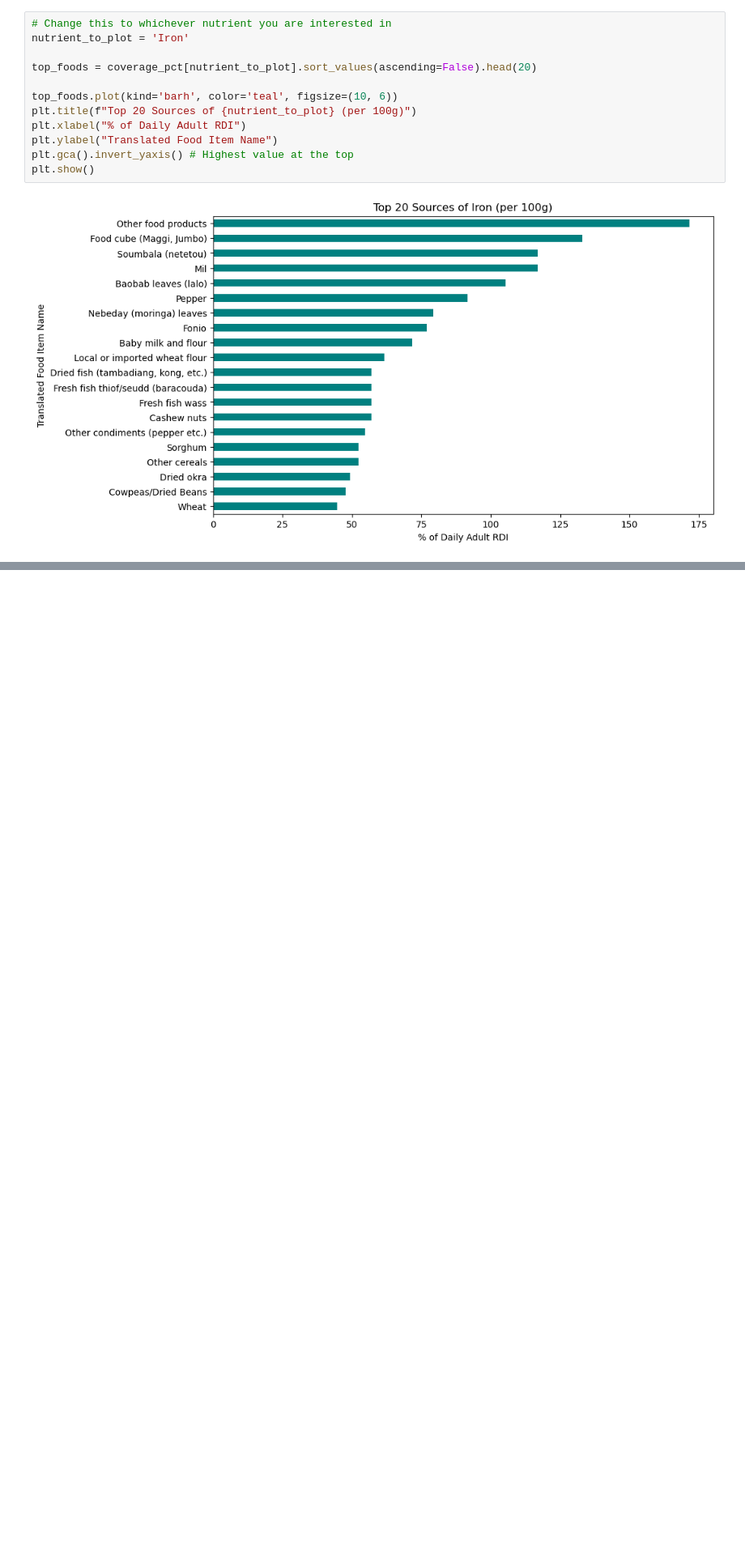
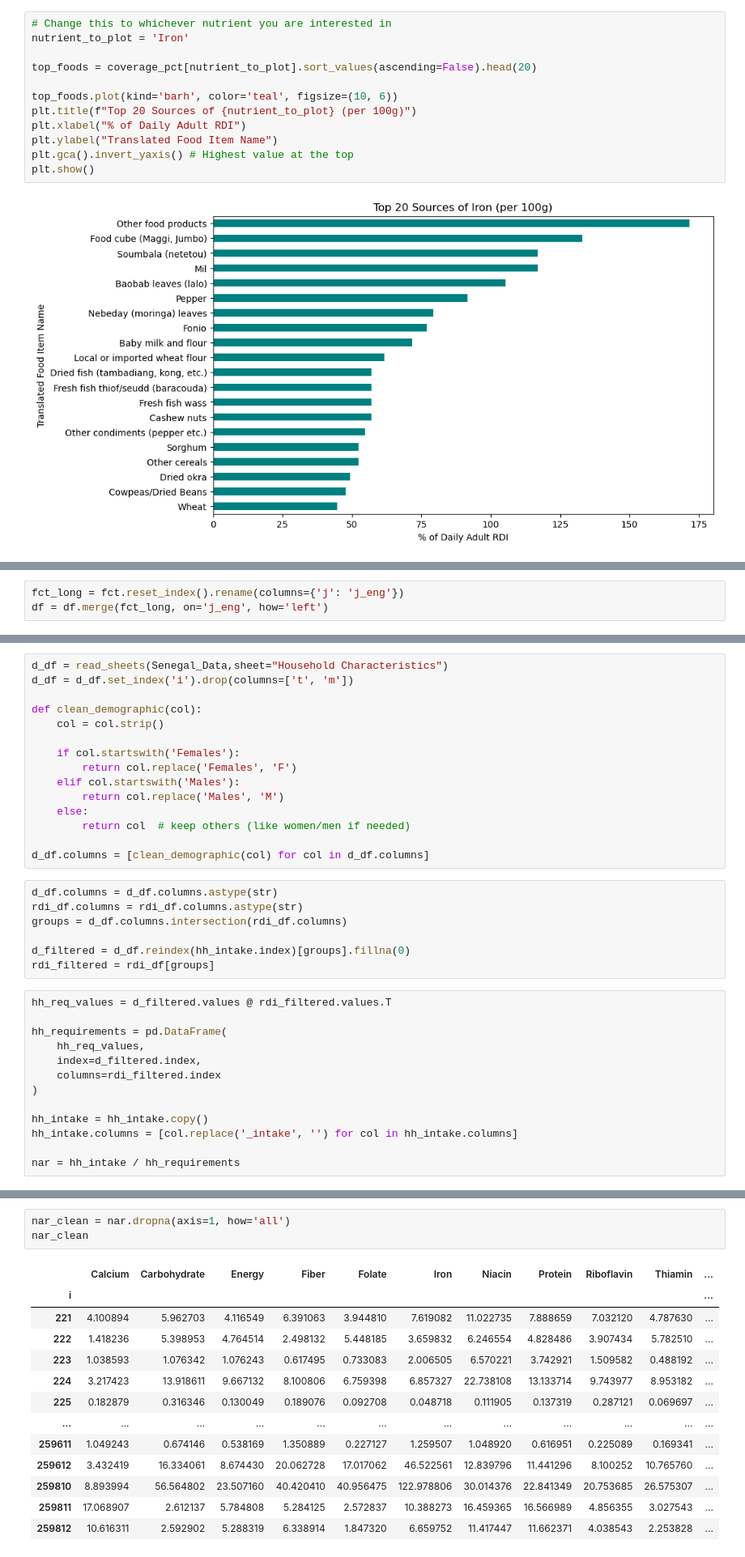
Before and after one commit to IvanChan511/EEP_153_Project_3, a Jupyter notebook: Project 3 Final Code.ipynb, the cells around one changed output, grey strips where cells are left out. Shown at 81% size. Saved outputs shown, nothing was run; the diff lists cells and outputs as text; blank space fills up the shorter version.

```diff
--- a/Project 3 Final Code.ipynb
+++ b/Project 3 Final Code.ipynb
@@ -355,0 +444,3 @@ plt.show()
+# %%
+fct_long = fct.reset_index().rename(columns={'j': 'j_eng'})
+df = df.merge(fct_long, on='j_eng', how='left')
@@ -355,0 +479,35 @@ plt.show()
+# %%
+d_df = read_sheets(Senegal_Data,sheet="Household Characteristics")
+d_df = d_df.set_index('i').drop(columns=['t', 'm'])
+
+def clean_demographic(col):
+    col = col.strip()
+
+    if col.startswith('Females'):
+        return col.replace('Females', 'F')
+    elif col.startswith('Males'):
+        return col.replace('Males', 'M')
+    else:
+        return col  # keep others (like women/men if needed)
+
+d_df.columns = [clean_demographic(col) for col in d_df.columns]
+# %%
+d_df.columns = d_df.columns.astype(str)
+rdi_df.columns = rdi_df.columns.astype(str)
+groups = d_df.columns.intersection(rdi_df.columns)
+
+d_filtered = d_df.reindex(hh_intake.index)[groups].fillna(0)
+rdi_filtered = rdi_df[groups]
+# %%
+hh_req_values = d_filtered.values @ rdi_filtered.values.T
+
+hh_requirements = pd.DataFrame(
+    hh_req_values,
+    index=d_filtered.index,
+    columns=rdi_filtered.index
+)
+
+hh_intake = hh_intake.copy()
+hh_intake.columns = [col.replace('_intake', '') for col in hh_intake.columns]
+
+nar = hh_intake / hh_requirements
@@ -355,0 +518,17 @@ plt.show()
+# %%
+nar_clean = nar.dropna(axis=1, how='all')
+nar_clean
+# %% [output]
+|  | Calcium | Carbohydrate | Energy | Fiber | Folate | Iron | Niacin | Protein | Riboflavin | Thiamin | ... |
+| i |  |  |  |  |  |  |  |  |  |  | ... |
+| 221 | 4.100894 | 5.962703 | 4.116549 | 6.391063 | 3.944810 | 7.619082 | 11.022735 | 7.888659 | 7.032120 | 4.787630 | ... |
+| 222 | 1.418236 | 5.398953 | 4.764514 | 2.498132 | 5.448185 | 3.659832 | 6.246554 | 4.828486 | 3.907434 | 5.782510 | ... |
+| 223 | 1.038593 | 1.076342 | 1.076243 | 0.617495 | 0.733083 | 2.006505 | 6.570221 | 3.742921 | 1.509582 | 0.488192 | ... |
+| 224 | 3.217423 | 13.918611 | 9.667132 | 8.100806 | 6.759398 | 6.857327 | 22.738108 | 13.133714 | 9.743977 | 8.953182 | ... |
+| 225 | 0.182879 | 0.316346 | 0.130049 | 0.189076 | 0.092708 | 0.048718 | 0.111905 | 0.137319 | 0.287121 | 0.069697 | ... |
+| ... | ... | ... | ... | ... | ... | ... | ... | ... | ... | ... | ... |
+| 259611 | 1.049243 | 0.674146 | 0.538169 | 1.350889 | 0.227127 | 1.259507 | 1.048920 | 0.616951 | 0.225089 | 0.169341 | ... |
+| 259612 | 3.432419 | 16.334061 | 8.674430 | 20.062728 | 17.017062 | 46.522561 | 12.839796 | 11.441296 | 8.100252 | 10.765760 | ... |
+| 259810 | 8.893994 | 56.564802 | 23.507160 | 40.420410 | 40.956475 | 122.978806 | 30.014376 | 22.841349 | 20.753685 | 26.575307 | ... |
+| 259811 | 17.068907 | 2.612137 | 5.784808 | 5.284125 | 2.572837 | 10.388273 | 16.459365 | 16.566989 | 4.856355 | 3.027543 | ... |
+| 259812 | 10.616311 | 2.592902 | 5.288319 | 6.338914 | 1.847320 | 6.659752 | 11.417447 | 11.662371 | 4.038543 | 2.253828 | ... |
```
Also changed, not shown: parts of 16 cells of this notebook.
